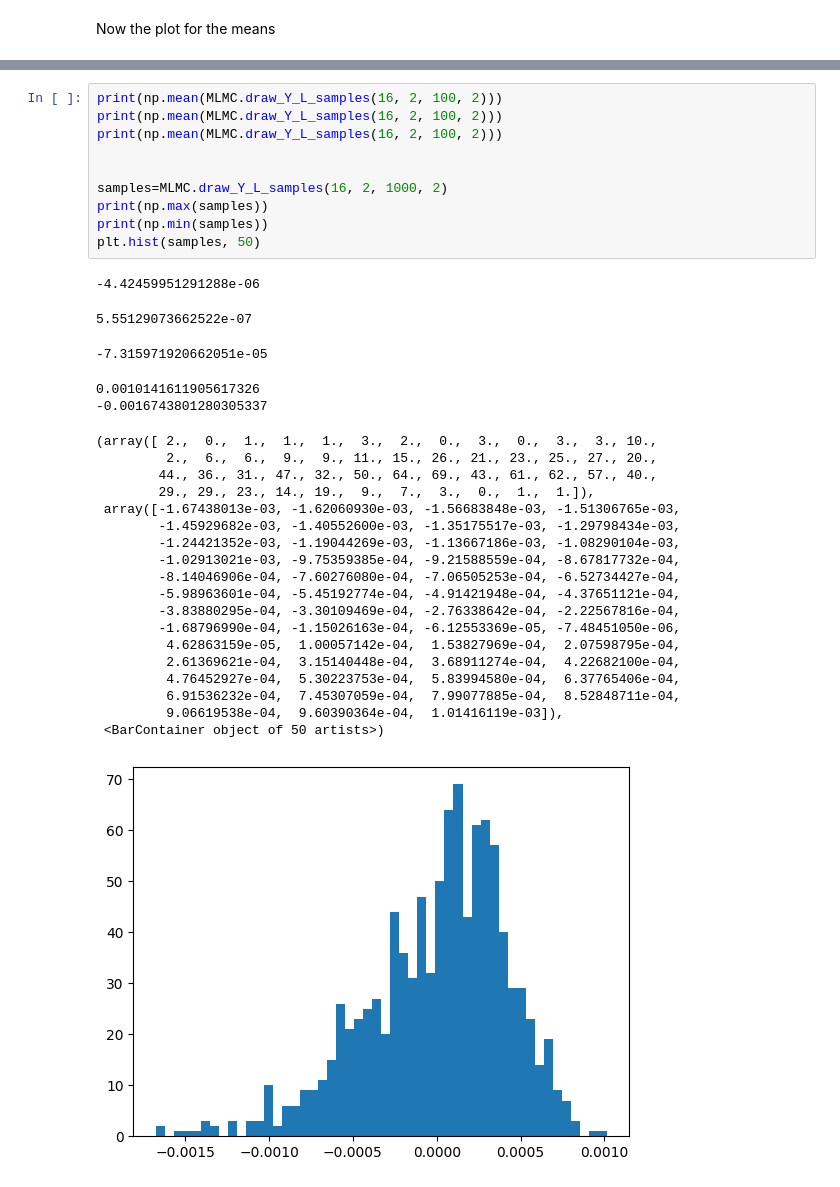
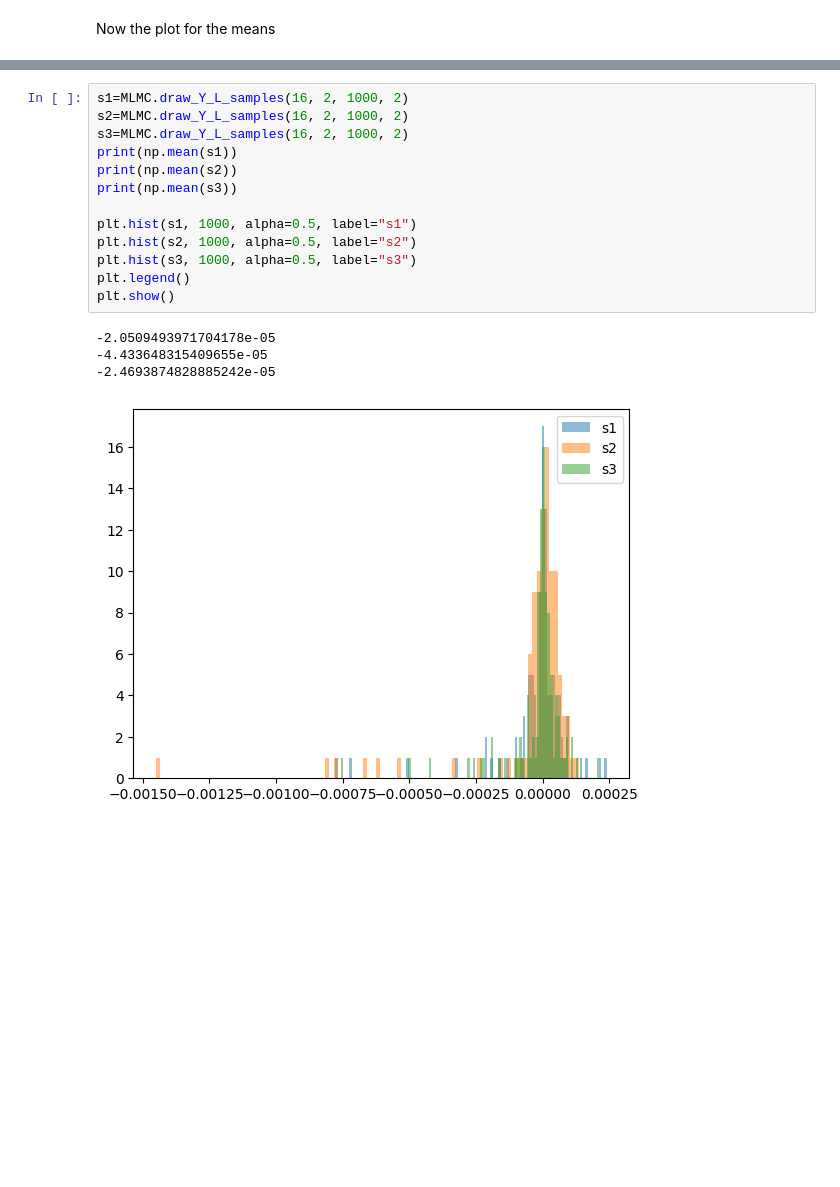
Before and after one commit to casperalgera/Project-MC-Methods--MLMC, a Jupyter notebook: plots.ipynb, the cells around one changed output, grey strips where cells are left out. Drawn from its saved outputs; the diff is of its cells as text; blank space fills up the shorter version.

```diff
--- a/plots.ipynb
+++ b/plots.ipynb
@@ -67,35 +65,18 @@ Text(0, 0.5, '$log_2$ |mean|')
 # %%
-print(np.mean(MLMC.draw_Y_L_samples(16, 2, 100, 2)))
-print(np.mean(MLMC.draw_Y_L_samples(16, 2, 100, 2)))
-print(np.mean(MLMC.draw_Y_L_samples(16, 2, 100, 2)))
+s1=MLMC.draw_Y_L_samples(16, 2, 1000, 2)
+s2=MLMC.draw_Y_L_samples(16, 2, 1000, 2)
+s3=MLMC.draw_Y_L_samples(16, 2, 1000, 2)
+print(np.mean(s1))
+print(np.mean(s2))
+print(np.mean(s3))
 
-
-samples=MLMC.draw_Y_L_samples(16, 2, 1000, 2)
-print(np.max(samples))
-print(np.min(samples))
-plt.hist(samples, 50)
+plt.hist(s1, 1000, alpha=0.5, label="s1")
+plt.hist(s2, 1000, alpha=0.5, label="s2")
+plt.hist(s3, 1000, alpha=0.5, label="s3")
+plt.legend()
+plt.show()
 # %% [output]
--4.42459951291288e-06
+-2.0509493971704178e-05
+-4.433648315409655e-05
+-2.4693874828885242e-05
-5.55129073662522e-07
--7.315971920662051e-05
-0.0010141611905617326
--0.0016743801280305337
-(array([ 2.,  0.,  1.,  1.,  1.,  3.,  2.,  0.,  3.,  0.,  3.,  3., 10.,
-         2.,  6.,  6.,  9.,  9., 11., 15., 26., 21., 23., 25., 27., 20.,
-        44., 36., 31., 47., 32., 50., 64., 69., 43., 61., 62., 57., 40.,
-        29., 29., 23., 14., 19.,  9.,  7.,  3.,  0.,  1.,  1.]),
- array([-1.67438013e-03, -1.62060930e-03, -1.56683848e-03, -1.51306765e-03,
-        -1.45929682e-03, -1.40552600e-03, -1.35175517e-03, -1.29798434e-03,
-        -1.24421352e-03, -1.19044269e-03, -1.13667186e-03, -1.08290104e-03,
-        -1.02913021e-03, -9.75359385e-04, -9.21588559e-04, -8.67817732e-04,
-        -8.14046906e-04, -7.60276080e-04, -7.06505253e-04, -6.52734427e-04,
-        -5.98963601e-04, -5.45192774e-04, -4.91421948e-04, -4.37651121e-04,
-        -3.83880295e-04, -3.30109469e-04, -2.76338642e-04, -2.22567816e-04,
-        -1.68796990e-04, -1.15026163e-04, -6.12553369e-05, -7.48451050e-06,
-         4.62863159e-05,  1.00057142e-04,  1.53827969e-04,  2.07598795e-04,
-         2.61369621e-04,  3.15140448e-04,  3.68911274e-04,  4.22682100e-04,
-         4.76452927e-04,  5.30223753e-04,  5.83994580e-04,  6.37765406e-04,
-         6.91536232e-04,  7.45307059e-04,  7.99077885e-04,  8.52848711e-04,
-         9.06619538e-04,  9.60390364e-04,  1.01416119e-03]),
- <BarContainer object of 50 artists>)
-[figure, old version]
+[figure, new version]
```
Also changed, not shown: parts of 4 cells of this notebook, 1 other file.
